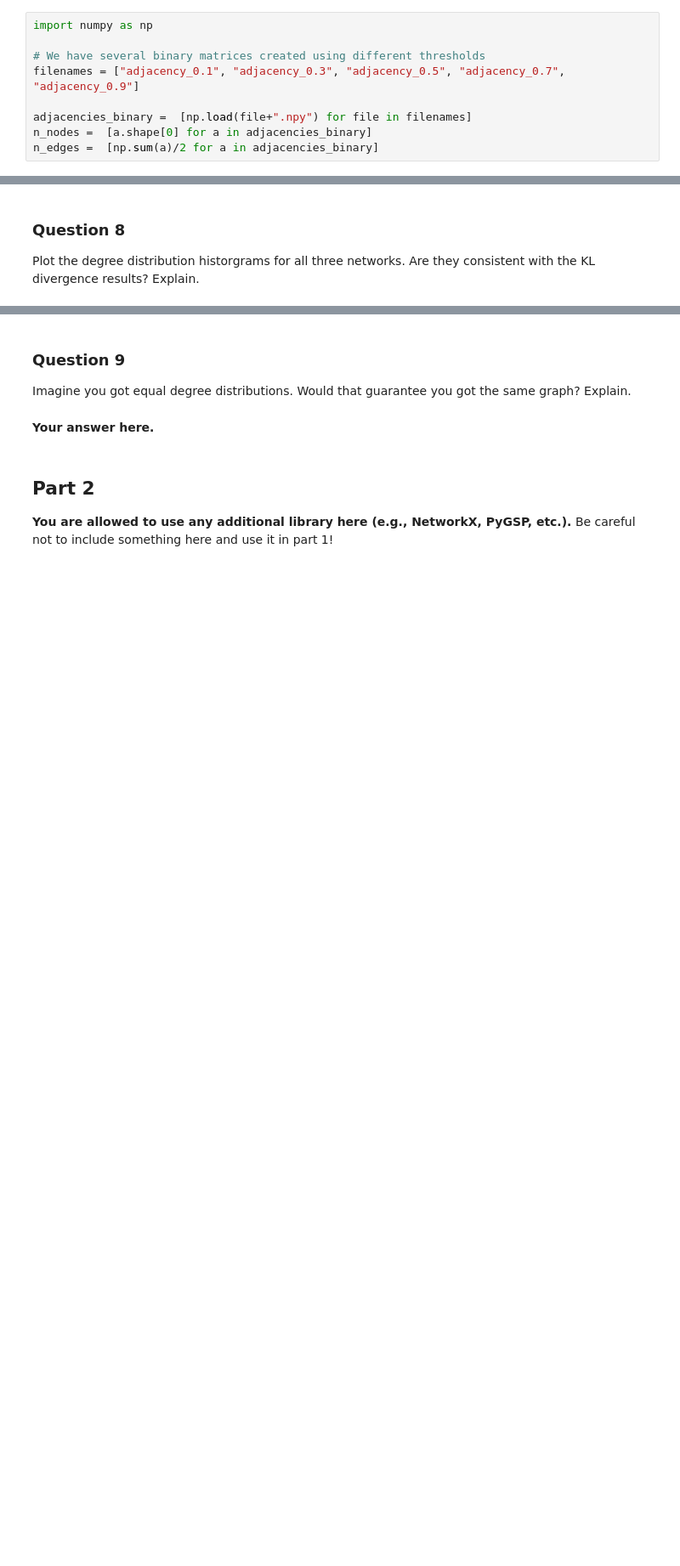
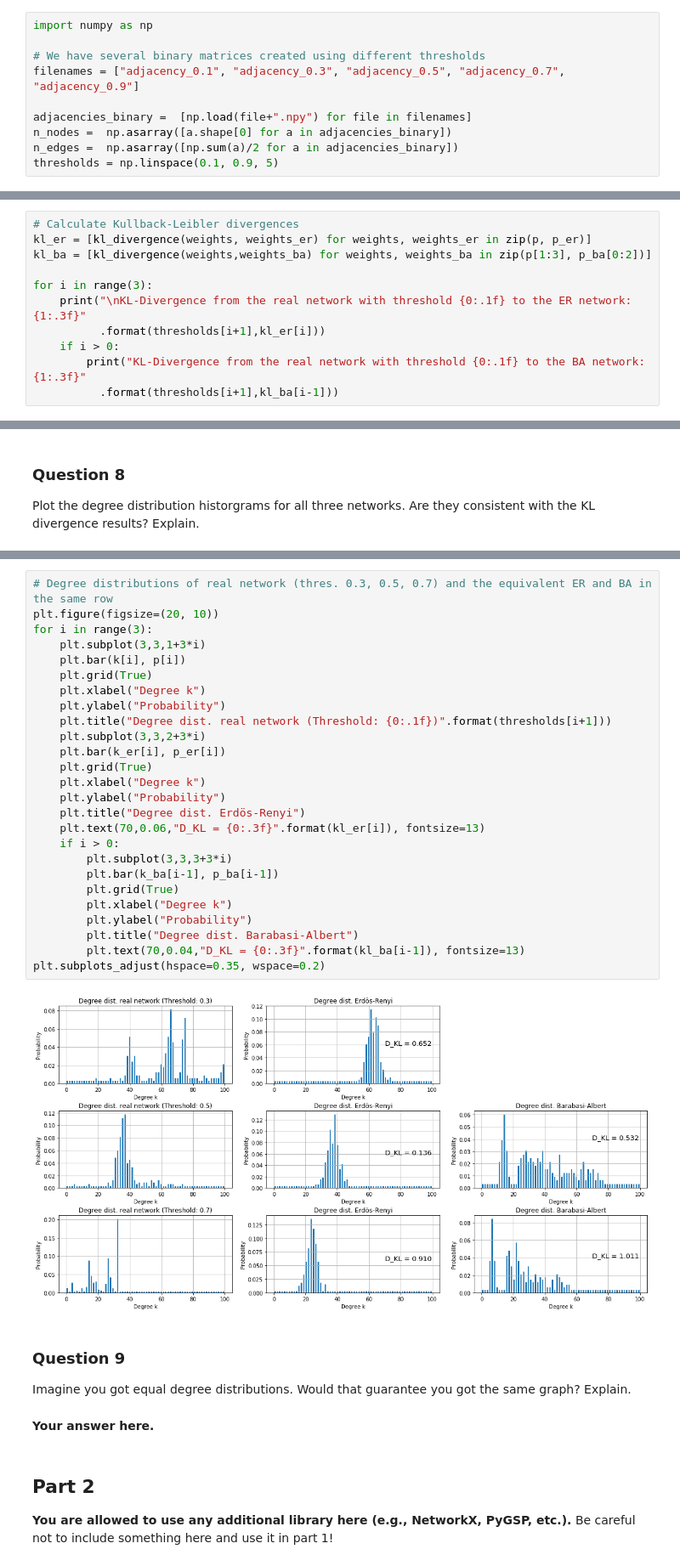
Before and after one commit to nikolaiorgland/conseil_national, a Jupyter notebook: milestone2/2_network_models.ipynb, the cells around one changed output, grey strips where cells are left out. Shown: that part at 85% size. Cells and saved outputs as stored; diff of their text form; blank space fills up the shorter version.

```diff
--- a/milestone2/2_network_models.ipynb
+++ b/milestone2/2_network_models.ipynb
@@ -33,8 +33,9 @@ import numpy as np
 filenames = ["adjacency_0.1", "adjacency_0.3", "adjacency_0.5", "adjacency_0.7", "adjacency_0.9"]
 
 adjacencies_binary =  [np.load(file+".npy") for file in filenames]
-n_nodes =  [a.shape[0] for a in adjacencies_binary]
-n_edges =  [np.sum(a)/2 for a in adjacencies_binary]
+n_nodes =  np.asarray([a.shape[0] for a in adjacencies_binary])
+n_edges =  np.asarray([np.sum(a)/2 for a in adjacencies_binary])
+thresholds = np.linspace(0.1, 0.9, 5)
 # %% [markdown]
 ## Part 1
 
@@ -346,0 +413,11 @@ print("KL-Divergence for the Barabasi-Albert network: {0:.3f}".format(kl_ba))
+# %%
+# Calculate Kullback-Leibler divergences
+kl_er = [kl_divergence(weights, weights_er) for weights, weights_er in zip(p, p_er)]
+kl_ba = [kl_divergence(weights,weights_ba) for weights, weights_ba in zip(p[1:3], p_ba[0:2])]
+
+for i in range(3):
+    print("\nKL-Divergence from the real network with threshold {0:.1f} to the ER network: {1:.3f}"
+          .format(thresholds[i+1],kl_er[i]))
+    if i > 0:
+        print("KL-Divergence from the real network with threshold {0:.1f} to the BA network: {1:.3f}"
+          .format(thresholds[i+1],kl_ba[i-1]))
@@ -373,3 +436,31 @@ fig.text(0.80,0.5,"D_KL = {0:.3f}".format(kl_ba), fontsize=13)
+# %%
+# Degree distributions of real network (thres. 0.3, 0.5, 0.7) and the equivalent ER and BA in the same row
+plt.figure(figsize=(20, 10))
+for i in range(3):
+    plt.subplot(3,3,1+3*i)
+    plt.bar(k[i], p[i])
+    plt.grid(True)
+    plt.xlabel("Degree k")
+    plt.ylabel("Probability")
+    plt.title("Degree dist. real network (Threshold: {0:.1f})".format(thresholds[i+1]))
+    plt.subplot(3,3,2+3*i)
+    plt.bar(k_er[i], p_er[i])
+    plt.grid(True)
+    plt.xlabel("Degree k")
+    plt.ylabel("Probability")
+    plt.title("Degree dist. Erdös-Renyi")
+    plt.text(70,0.06,"D_KL = {0:.3f}".format(kl_er[i]), fontsize=13)
+    if i > 0:
+        plt.subplot(3,3,3+3*i)
+        plt.bar(k_ba[i-1], p_ba[i-1])
+        plt.grid(True)
+        plt.xlabel("Degree k")
+        plt.ylabel("Probability")
+        plt.title("Degree dist. Barabasi-Albert")
+        plt.text(70,0.04,"D_KL = {0:.3f}".format(kl_ba[i-1]), fontsize=13)
+plt.subplots_adjust(hspace=0.35, wspace=0.2)
+# %% [output]
+[figure, added]
 # %% [markdown]
 ### Question 9
 
```
Also changed, not shown: parts of 22 cells of this notebook.
